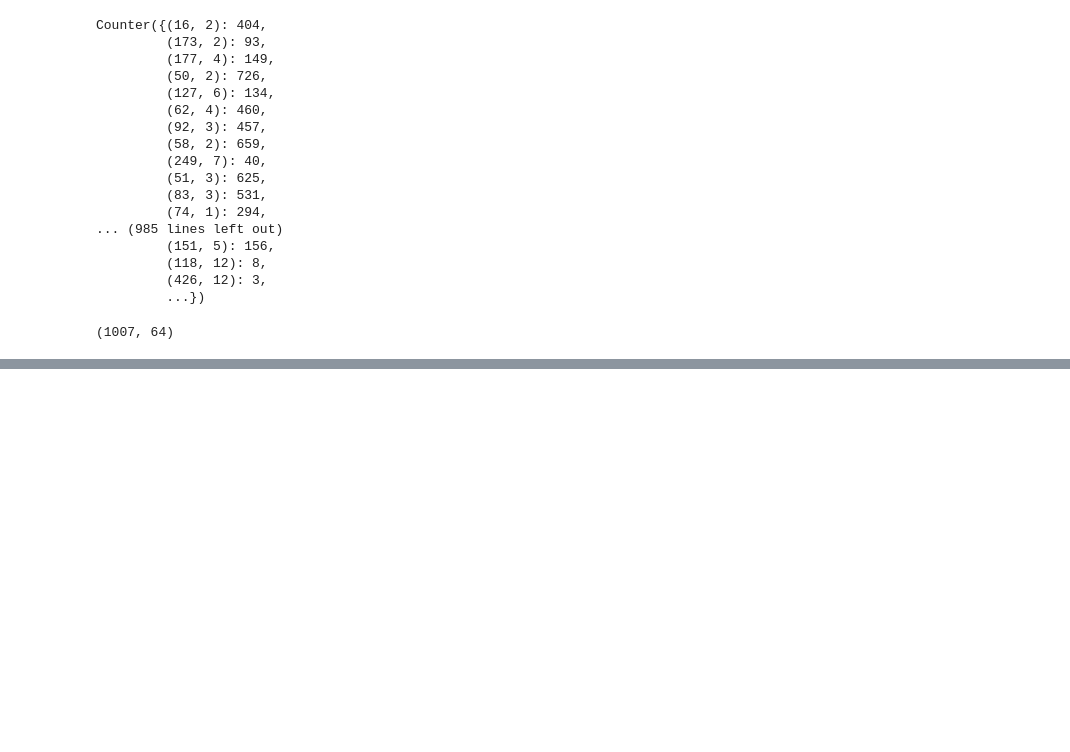
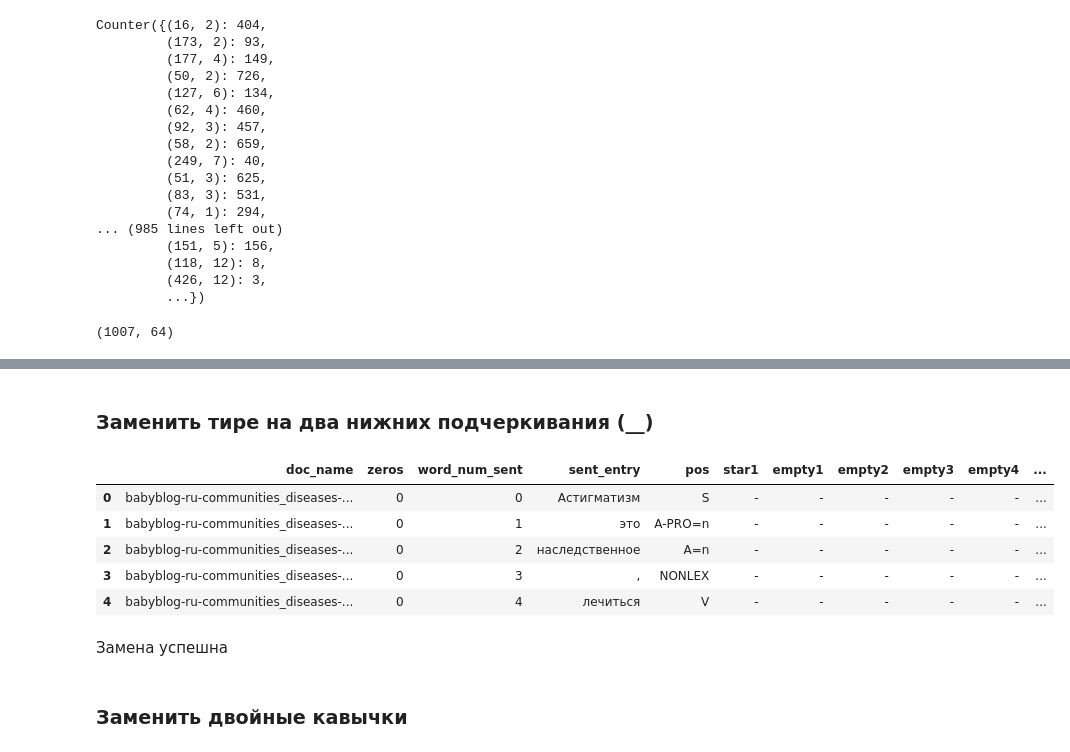
Before and after one commit to toskn/Thesis, a Jupyter notebook: data_look_diploma.ipynb, the cells around one changed output, grey strips where cells are left out. Drawn from its saved outputs; the diff is of its cells as text; code cells hidden in the pictures; blank space fills up the shorter version.

```diff
--- a/data_look_diploma.ipynb
+++ b/data_look_diploma.ipynb
@@ -480,0 +791,20 @@ TODO:
+# %% [markdown]
+### Заменить тире на два нижних подчеркивания (__)
+# %%
+def remean_points(cell):
+    cell = "__"
+    return cell
+
+conll_df.empty5 = conll_df.empty5.apply(remean_points)
+conll_df.head()
+# %% [output]
+|  | doc_name | zeros | word_num_sent | sent_entry | pos | star1 | empty1 | empty2 | empty3 | empty4 | ... |
+| 0 | babyblog-ru-communities_diseases-... | 0 | 0 | Астигматизм | S | - | - | - | - | - | ... |
+| 1 | babyblog-ru-communities_diseases-... | 0 | 1 | это | A-PRO=n | - | - | - | - | - | ... |
+| 2 | babyblog-ru-communities_diseases-... | 0 | 2 | наследственное | A=n | - | - | - | - | - | ... |
+| 3 | babyblog-ru-communities_diseases-... | 0 | 3 | , | NONLEX | - | - | - | - | - | ... |
+| 4 | babyblog-ru-communities_diseases-... | 0 | 4 | лечиться | V | - | - | - | - | - | ... |
+# %% [markdown]
+Замена успешна
+# %% [markdown]
+### Заменить двойные кавычки
```
Also changed, not shown: parts of 65 cells of this notebook.
